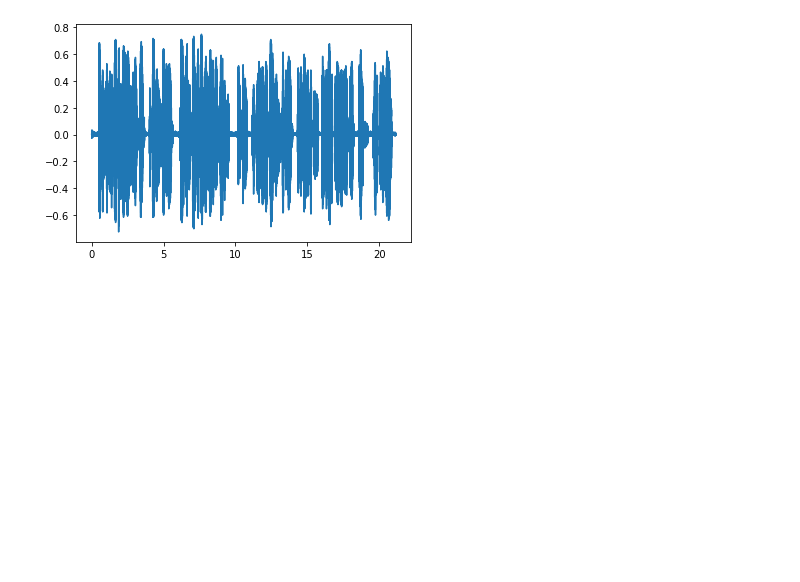
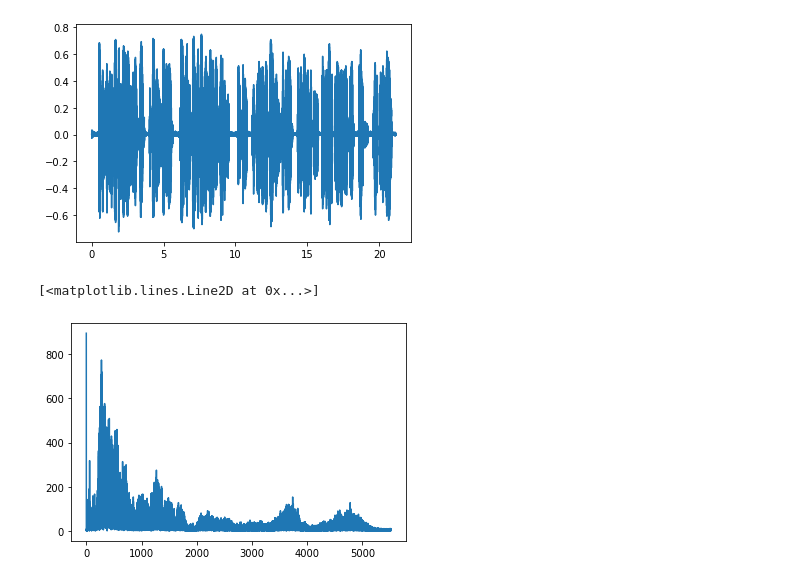
Before and after one commit to lnadi17/spectro-kg, a Jupyter notebook: notebook.ipynb, the cells around one changed output. Drawn from its saved outputs; the diff is of its cells as text; code cells hidden in the pictures; blank space fills up the shorter version.

Commit message:
Add fourier transform plot of audio

```diff
--- a/notebook.ipynb
+++ b/notebook.ipynb
@@ -11,7 +11,7 @@ def read_wav_audio(audio_relative_path):
     fs, audio_data = wave.read(audio_relative_path)
 
     # audio length in seconds
-    length = audio_data.shape[0] / fs
+    length = len(audio_data) / fs
 
     print("Audio length:", round(length, 2), "seconds")
     print("Sample rate:", fs, "Hz")
@@ -43,3 +43,13 @@ plt.plot(t, audio_data)
 # %% [output]
 [<matplotlib.lines.Line2D at 0x...>]
 [figure]
+# %%
+# fw is fourier transform of audio (r in rfft means real input)
+fw = np.fft.rfft(audio_data)
+w = np.linspace(0, fs / 2, len(fw))
+# %%
+# plot fourier transform of the whole audio
+plt.plot(w, np.abs(fw))
+# %% [output]
+[<matplotlib.lines.Line2D at 0x...>]
+[figure, added]
```
Also changed, not shown: parts of 5 cells of this notebook.
